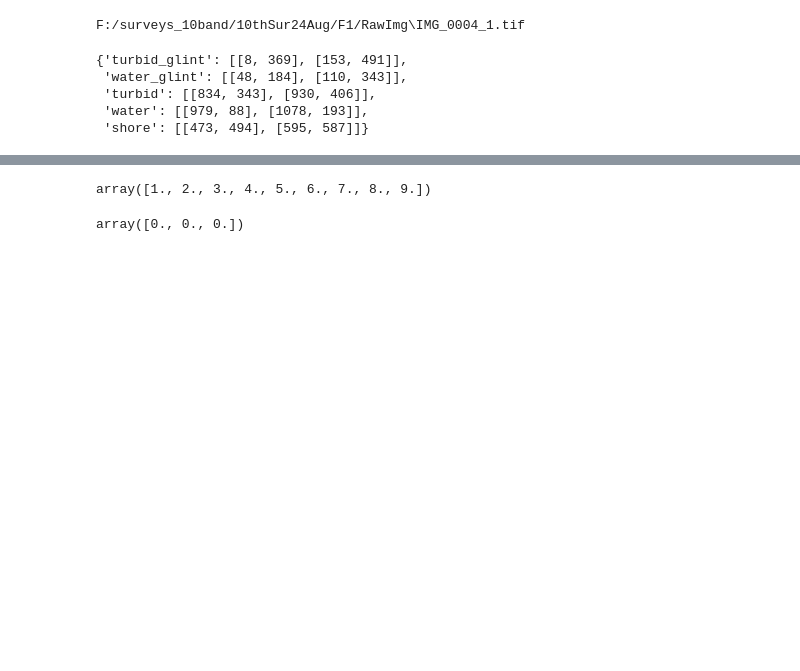
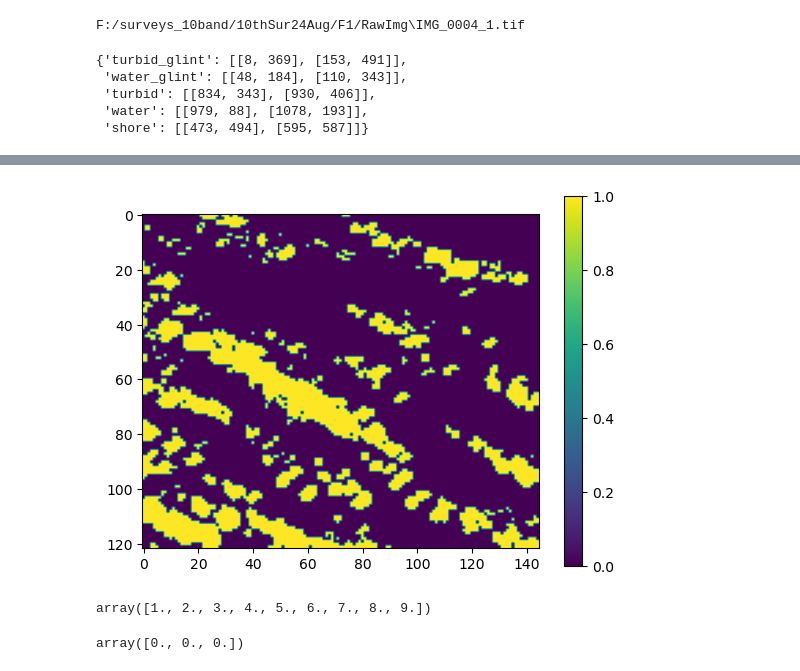
Before and after one commit to pakhuiying/sunglint_correction, a Jupyter notebook: extract_spectral_from_bboxes.ipynb, the cells around one changed output, grey strips where cells are left out. Saved outputs shown, nothing was run; the diff lists cells and outputs as text; code cells hidden in the pictures; blank space fills up the shorter version.

```diff
--- a/extract_spectral_from_bboxes.ipynb
+++ b/extract_spectral_from_bboxes.ipynb
@@ -358,3 +135,11 @@ def plot_TSS_conc_image(df):
+# %%
+def inpainting(im_aligned,mask):
+    """
+    :param im_aligned (np.ndarray): 10 bands in band order i.e. band 1,2,3,4,5,6,7,8,9,10
+    :param mask (np.ndarray): a binary mask, of same size as that of input image, where non-zero pixels corresponds to the area which is to be inpainted
+    """
+# %% [output]
+[figure, added]
 # %%
 x = np.linspace(1,9,9).reshape(3,3,1)
 x = np.repeat(x,3,axis=2)
```
Also changed, not shown: parts of 15 cells of this notebook, 1 other file.
